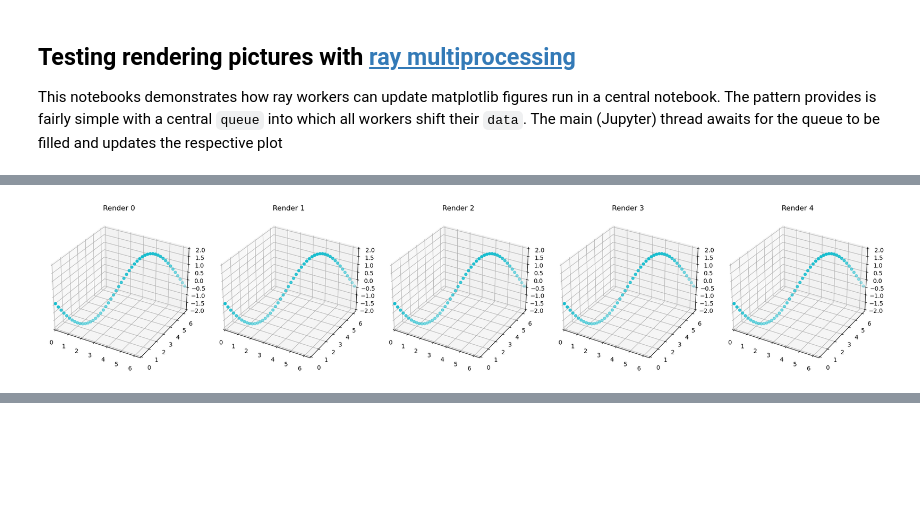
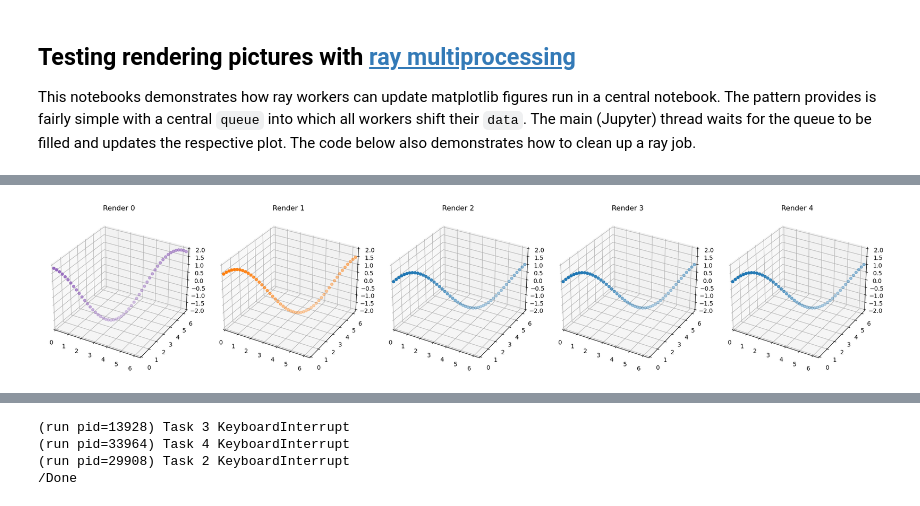
Before and after one commit to hansbuehler/cdxbasics, a Jupyter notebook: cdxbasics/notebooks/DynamicPlot-ray.ipynb, the cells around one changed output, grey strips where cells are left out. Cells and saved outputs as stored; diff of their text form; code cells hidden in the pictures; blank space fills up the shorter version.

```diff
--- a/cdxbasics/notebooks/DynamicPlot-ray.ipynb
+++ b/cdxbasics/notebooks/DynamicPlot-ray.ipynb
@@ -2,7 +2,8 @@
 ## Testing rendering pictures with [ray multiprocessing](https://docs.ray.io/en/latest/index.html)
 
 This notebooks demonstrates how ray workers can update matplotlib figures run in a central notebook.
-The pattern provides is fairly simple with a central `queue` into which all workers shift their `data`. The main (Jupyter) thread awaits for the queue to be filled and updates the respective plot
+The pattern provides is fairly simple with a central `queue` into which all workers shift their `data`. The main (Jupyter) thread waits for the queue to be filled and updates the respective plot.
+The code below also demonstrates how to clean up a ray job.
 # %%
 %matplotlib inline
 
@@ -18,7 +19,9 @@ from IPython.display import display, Image
 import matplotlib as matplotlib
 import matplotlib.pyplot as plt
 import ray.util.queue as ray_queue
+import asyncio as asyncio
 
+print("/Imported")
 
 class Renderer(object):
     """
@@ -67,6 +70,21 @@ class Server(object):
                 self.renderers[ix].update(data)
                 self.fig.render()
 
+    def simple_update(self):
+        print("Simple update loop starting")
+        while True:
+            data = self.queue.get()
+            ix = data.ix
+            print("Got data from %ld" % ix)
+            if data.done:
+                self.cnt_done += 1
+                if self.cnt_done >= 5:
+                    print("Simple update loop done")
+                    return
+            else:
+                self.renderers[ix].update(data)
+                self.fig.render()
+
 server = Server()
 
 @ray.remote
@@ -74,31 +92,45 @@ def run(queue, ix):
     """
     Remote function which computes the updates for each plot
     """
-    x = np.linspace(0.,2.*math.pi,51)
-    y = x
-    w = 0.04 * random.uniform(0,1)
-    print("Run %ld starting with a waiting time of %g" % (ix, w))
-    for i in range(20):
-        time.sleep(w)
-        z = np.cos( float(i)/10.+x )+np.sin( float(i)/2.+y )
-        queue.put( pdct(ix=ix,x=x,y=y,z=z,done=False) )
-    queue.put( pdct(ix=ix,done=True) )
-    print("Run %ld done" % ix)
+    try:
+        x = np.linspace(0.,2.*math.pi,51)
+        y = x
+        w = 1. * random.uniform(0,1)
+        print("Run %ld starting with a waiting time of %g" % (ix, w))
+        for i in range(20):
+            time.sleep(w)
+            z = np.cos( float(i)/10.+x )+np.sin( float(i)/2.+y )
+            queue.put( pdct(ix=ix,x=x,y=y,z=z,done=False) )
+        queue.put( pdct(ix=ix,done=True) )
+        print("Run %ld done" % ix)
+    except ray.exceptions.TaskCancelledError:
+        print("Task %ld cancelled" % ix)
+    except KeyboardInterrupt:
+        print("Task %ld KeyboardInterrupt" % ix)
 
 """
 Launch ray'd plotting
 """
-import signal
-signal.signal(signal.SIGINT, signal.SIG_DFL)
+#import signal
+#signal.signal(signal.SIGINT, signal.SIG_DFL)
 print("Launch")
 
+futures = [ run.remote(server.queue, r.ix) for r in server.renderers ]
+
 try:
-    futures = [ run.remote(server.queue, r.ix) for r in server.renderers ]
-    await server.update()
-    #ray.get(futures)
+    server.simple_update()
 except KeyboardInterrupt:
     print("Ctrl+C")
+
+for f in futures:
+    ray.cancel( f )
+
 print("Render is done")
 
+"""
+    #ray.get(futures)
+"""
+print("Deleting server")
 del server
+print("/Done")
 # %% [output]
@@ -106,2 +138,2 @@ del server
-[figure, old version]
+[figure, new version]
 Launch
@@ -120,0 +156,4 @@ Render is done
+(run pid=13928) Task 3 KeyboardInterrupt
+(run pid=33964) Task 4 KeyboardInterrupt
+(run pid=29908) Task 2 KeyboardInterrupt
+/Done
```
Also changed, not shown: parts of 3 cells of this notebook, 4 other files.
